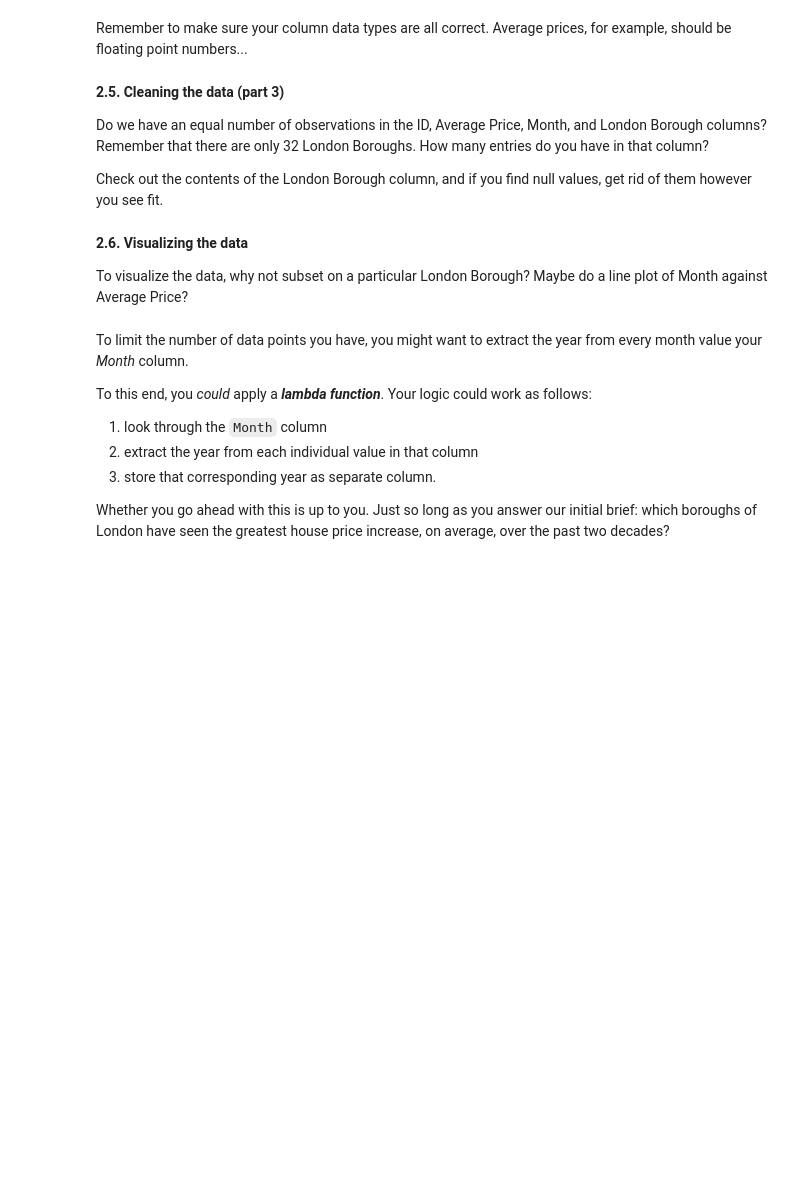
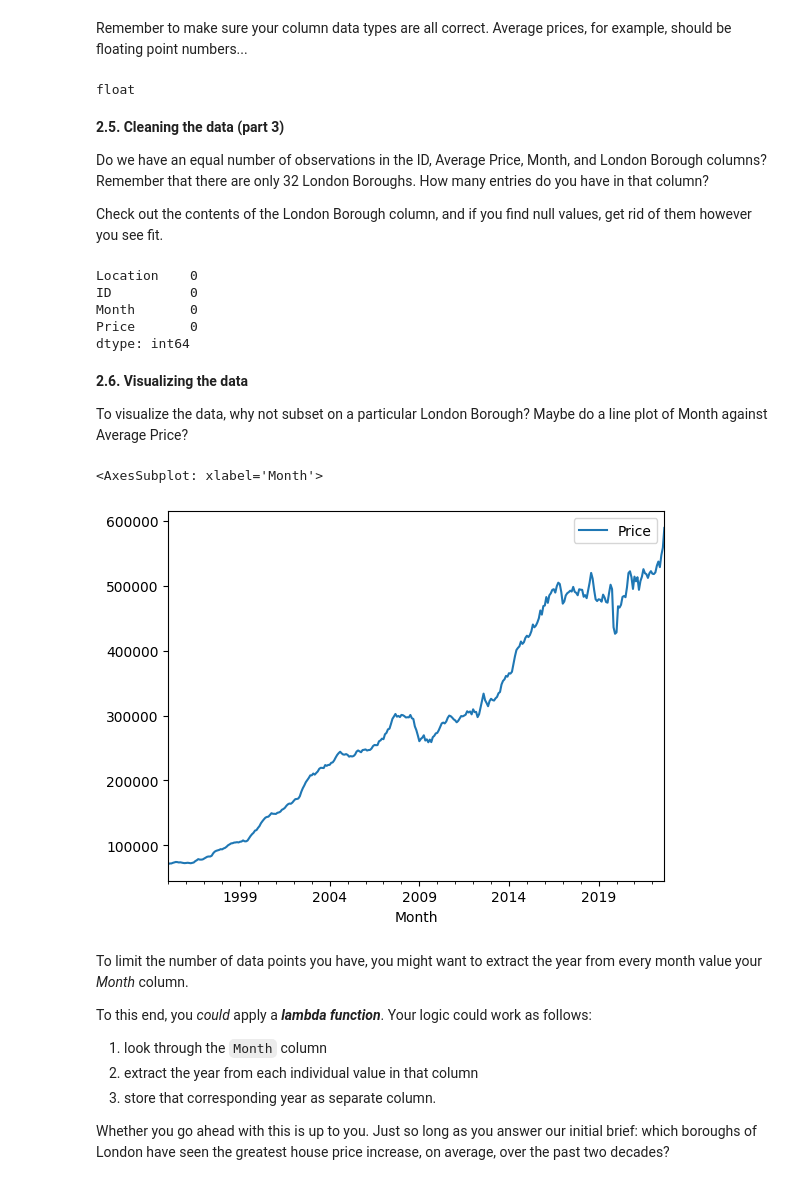
Before and after one commit to Jewdah18/Springboard-Course-Work, a Jupyter notebook: Unit 4 Challenge - Tier 3.ipynb, the cells around one changed output. Drawn from its saved outputs; the diff is of its cells as text; code cells hidden in the pictures; blank space fills up the shorter version.

```diff
--- a/Unit 4 Challenge - Tier 3.ipynb
+++ b/Unit 4 Challenge - Tier 3.ipynb
@@ -140,0 +121,13 @@ properties.transpose()
+# %%
+# Transpose the data frame
+df = properties.transpose()
+# Check out Row Indexes
+df.index
+# Reset the indexes
+df = df.reset_index()
+# Assign First Row to column headings
+df.columns = df.iloc[0]
+# Delete extra first row:
+df = df.iloc[1:]
+#Show DataFrame
+df.head()
@@ -142,3 +143,7 @@ properties.transpose()
 **2.3. Cleaning the data (part 2)**
 
 You might we have to **rename** a couple columns. How do you do this? The clue's pretty bold...
+# %%
+df.rename(columns={"Unnamed: 0": "Location"}, inplace = True)
+df.rename(columns={df.columns[1]: "ID"}, inplace = True)
+df.head()
@@ -148,3 +161,8 @@ You might we have to **rename** a couple columns. How do you do this? The clue's
 Remember what Wes McKinney said about tidy data?
 
 You might need to **melt** your DataFrame here.
+# %%
+dfmelt = df.melt(id_vars=['Location','ID'],
+            var_name = 'Month',
+            value_name = 'Price')
+dfmelt.head(15)
@@ -151,15 +186,37 @@ You might need to **melt** your DataFrame here.
 # %% [markdown]
 Remember to make sure your column data types are all correct. Average prices, for example, should be floating point numbers...
+# %%
+# Took the type of specific value because there are 999 Nan in the column
+type(dfmelt['Price'][4])
+# %% [output]
+float
 # %% [markdown]
 **2.5. Cleaning the data (part 3)**
 
 Do we have an equal number of observations in the ID, Average Price, Month, and London Borough columns? Remember that there are only 32 London Boroughs. How many entries do you have in that column?
 
 Check out the contents of the London Borough column, and if you find null values, get rid of them however you see fit.
+# %%
+# Check for NULL values
+dfmelt.isnull().sum()
+
+clean_df = dfmelt.dropna()
+clean_df.isnull().sum()
+# %% [output]
+Location    0
+ID          0
+Month       0
+Price       0
+dtype: int64
 # %% [markdown]
 **2.6. Visualizing the data**
 
 To visualize the data, why not subset on a particular London Borough? Maybe do a line plot of Month against Average Price?
+# %%
+clean_df.loc[clean_df['Location'] == 'Brent'].plot(x = 'Month', y = 'Price')
+# %% [output]
+<AxesSubplot: xlabel='Month'>
+[figure, added]
 # %% [markdown]
 To limit the number of data points you have, you might want to extract the year from every month value your *Month* column.
 
```
Also changed, not shown: parts of 7 cells of this notebook.
